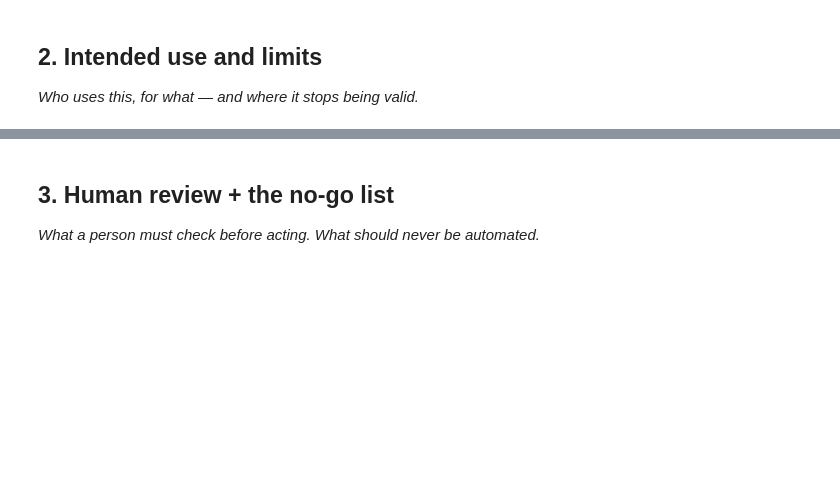
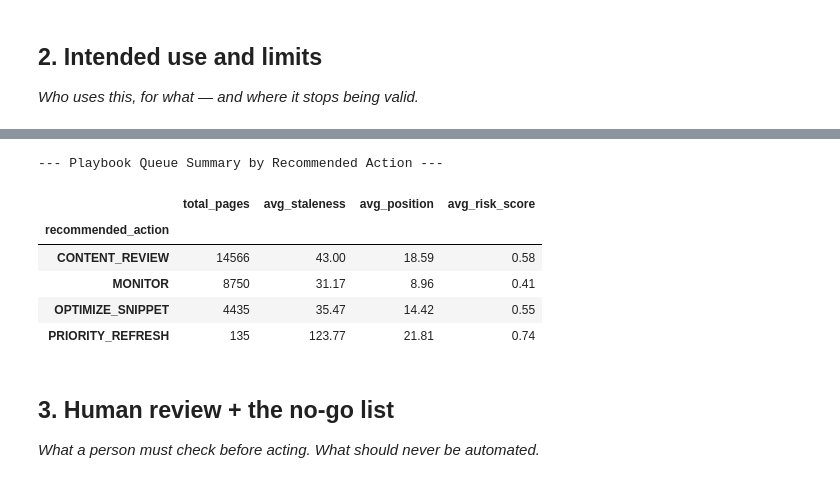
Before and after one commit to abdul-ITexpert/flyrank-internship-week1, a Jupyter notebook: work/notebooks/w07_action_playbook.ipynb, the cells around one changed output, grey strips where cells are left out. Saved outputs shown, nothing was run; the diff lists cells and outputs as text; code cells hidden in the pictures; blank space fills up the shorter version.

```diff
--- a/work/notebooks/w07_action_playbook.ipynb
+++ b/work/notebooks/w07_action_playbook.ipynb
@@ -20,6 +162,25 @@ This skeleton is yours to fill. Work the sections **in order** — each one has
 # %%
 # This cell is for CODE (numbers, a query, a check).
 # Write your text answer in the cell ABOVE this one — typing sentences here breaks Run All.
+
+# Profile the operational coverage of the playbook queue across clients
+queue_coverage = ranked_queue.groupby('recommended_action').agg(
+    total_pages=('content_hash_id', 'count'),
+    avg_staleness=('days_stale', 'mean'),
+    avg_position=('march_avg_position', 'mean'),
+    avg_risk_score=('decay_risk_score', 'mean')
+).round(2)
+
+print("--- Playbook Queue Summary by Recommended Action ---")
+display(queue_coverage)
+# %% [output]
+--- Playbook Queue Summary by Recommended Action ---
+|  | total_pages | avg_staleness | avg_position | avg_risk_score |
+| recommended_action |  |  |  |  |
+| CONTENT_REVIEW | 14566 | 43.00 | 18.59 | 0.58 |
+| MONITOR | 8750 | 31.17 | 8.96 | 0.41 |
+| OPTIMIZE_SNIPPET | 4435 | 35.47 | 14.42 | 0.55 |
+| PRIORITY_REFRESH | 135 | 123.77 | 21.81 | 0.74 |
 # %% [markdown]
 ## 3. Human review + the no-go list
 
```
Also changed, not shown: parts of 12 cells of this notebook.
